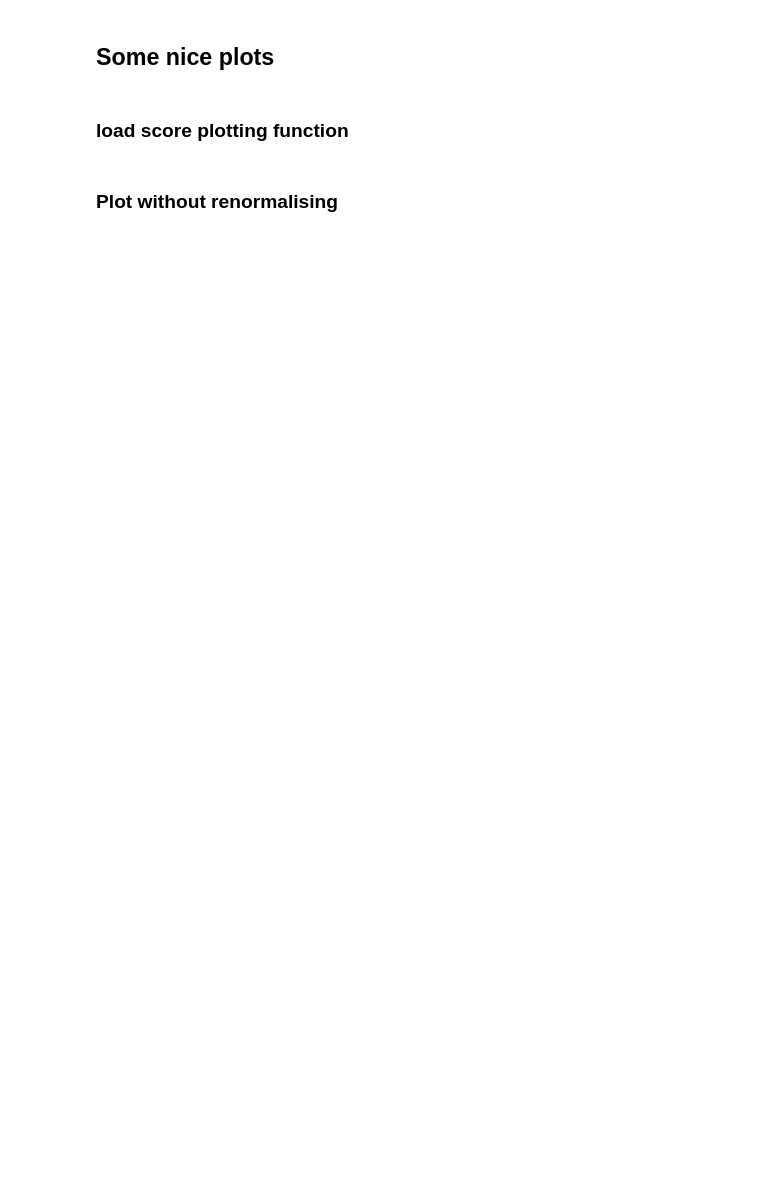
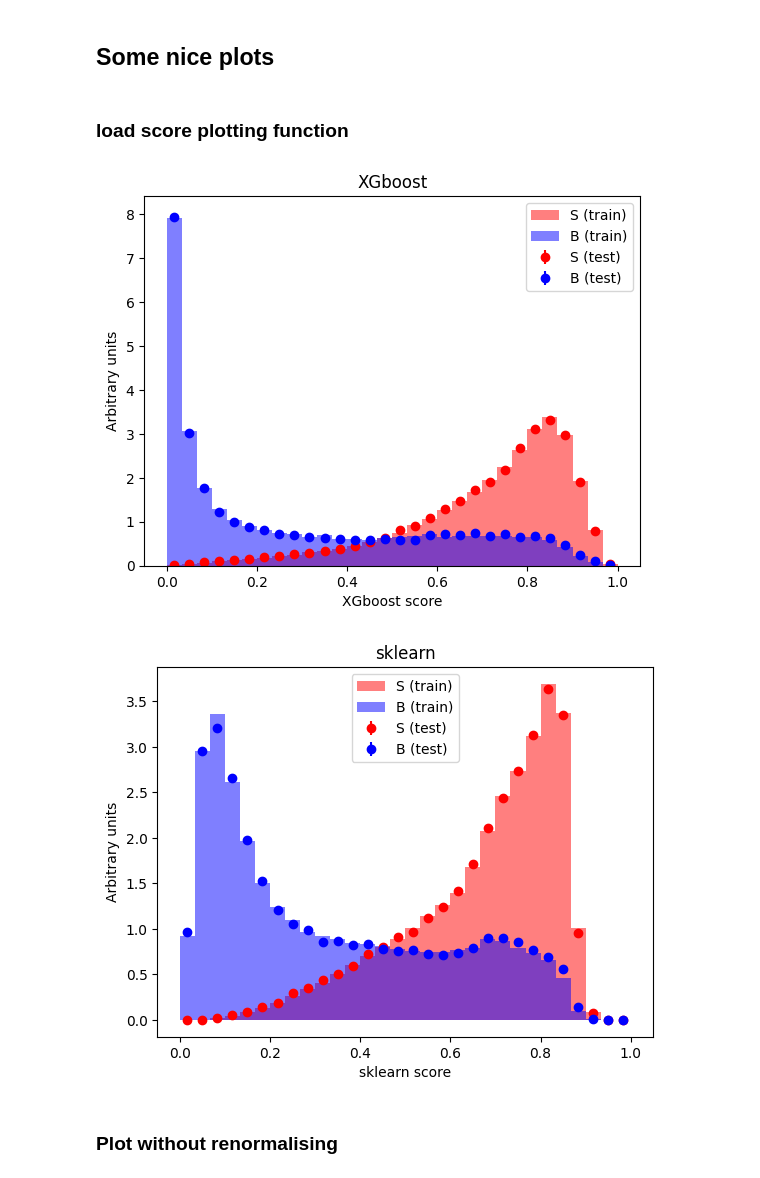
Before and after one commit to hsf-india-may2023/ml_introduction, a Jupyter notebook: ML_Tutorial_exercise1.ipynb, the cells around one changed output. Cells and saved outputs as stored; diff of their text form; code cells hidden in the pictures; blank space fills up the shorter version.

```diff
--- a/ML_Tutorial_exercise1.ipynb
+++ b/ML_Tutorial_exercise1.ipynb
@@ -531,36 +670,3 @@ ___
-# %%
-np.random.seed(31415) # set the random seed
-
-import lightgbm as lgb
-from sklearn.metrics import roc_auc_score # for binary classification if x > 0.5 -> 1 else -> 0
-#gbm = lgb.LGBMClassifier()
-gbm = lgb.LGBMClassifier()
-# gbm = lgb.LGBMClassifier(max_depth=12) # HPO, check on the web https://lightgbm.readthedocs.io/ for other parameters
-
-
-starting_time = time.time( )
-
-gbm.fit(X_train, y_train.values,sample_weight=weights_train.values)
-#gbm.fit(X_train, y_train.values) #ma
-
-
-training_time = time.time( ) - starting_time
-print("Training time:",training_time)
-
-y_pred_gbm = gbm.predict_proba(X_test)[:,1]
-y_pred_gbm = y_pred_gbm.ravel()
-y_pred_train_gbm = gbm.predict_proba(X_train)[:,1].ravel()
-auc_test_gbm = roc_auc_score(y_true=y_test, y_score=y_pred_gbm,sample_weight=weights_test)
-print("auc test:",auc_test_gbm)
-print ("auc train:",roc_auc_score(y_true=y_train.values, y_score=y_pred_train_gbm,sample_weight=weights_train))
-
-int_pred_test_sig_gbm = [weights_test[(y_test ==1) & (y_pred_gbm > th_cut)].sum() for th_cut in np.linspace(0,1,num=50)]
-int_pred_test_bkg_gbm = [weights_test[(y_test ==0) & (y_pred_gbm > th_cut)].sum() for th_cut in np.linspace(0,1,num=50)]
-
-vamsasimov_gbm = [amsasimov(sumsig,sumbkg) for (sumsig,sumbkg) in zip(int_pred_test_sig_gbm,int_pred_test_bkg_gbm)]
-significance_gbm = max(vamsasimov_gbm)
-Z = significance_gbm
-print("Z:",Z)
 # %% [markdown]
 ## SKLearn GBDT
 # %%
@@ -664,20 +772,18 @@ def compare_train_test(y_pred_train, y_train, y_pred, y_test, high_low=(0,1),
 # %%
 
 compare_train_test(y_pred_train_xgb, y_train, y_pred_xgb, y_test,
                    xlabel="XGboost score", title="XGboost",
                    weights_train=weights_train.values, weights_test=weights_test.values)
 plt.savefig("Score_BDT_XGBoost_Hist.pdf")
 plt.show()
-compare_train_test(y_pred_train_gbm, y_train, y_pred_gbm, y_test,
-                   xlabel="LightGBM score", title="LightGBM",
-                   weights_train=weights_train.values, weights_test=weights_test.values)
-plt.savefig("Score_BDT_LightGBM.pdf")
-plt.show()
 compare_train_test(y_pred_train_skgb, y_train, y_pred_skgb, y_test,
                    xlabel="sklearn score", title="sklearn",
                    weights_train=weights_train.values, weights_test=weights_test.values)
 plt.savefig("Score_BDT_sklearn.pdf")
 plt.show()
+# %% [output]
+[figure, added]
+[figure, added]
 # %% [markdown]
 ### Plot without renormalising
 # %%
```
Also changed, not shown: parts of 35 cells of this notebook.
